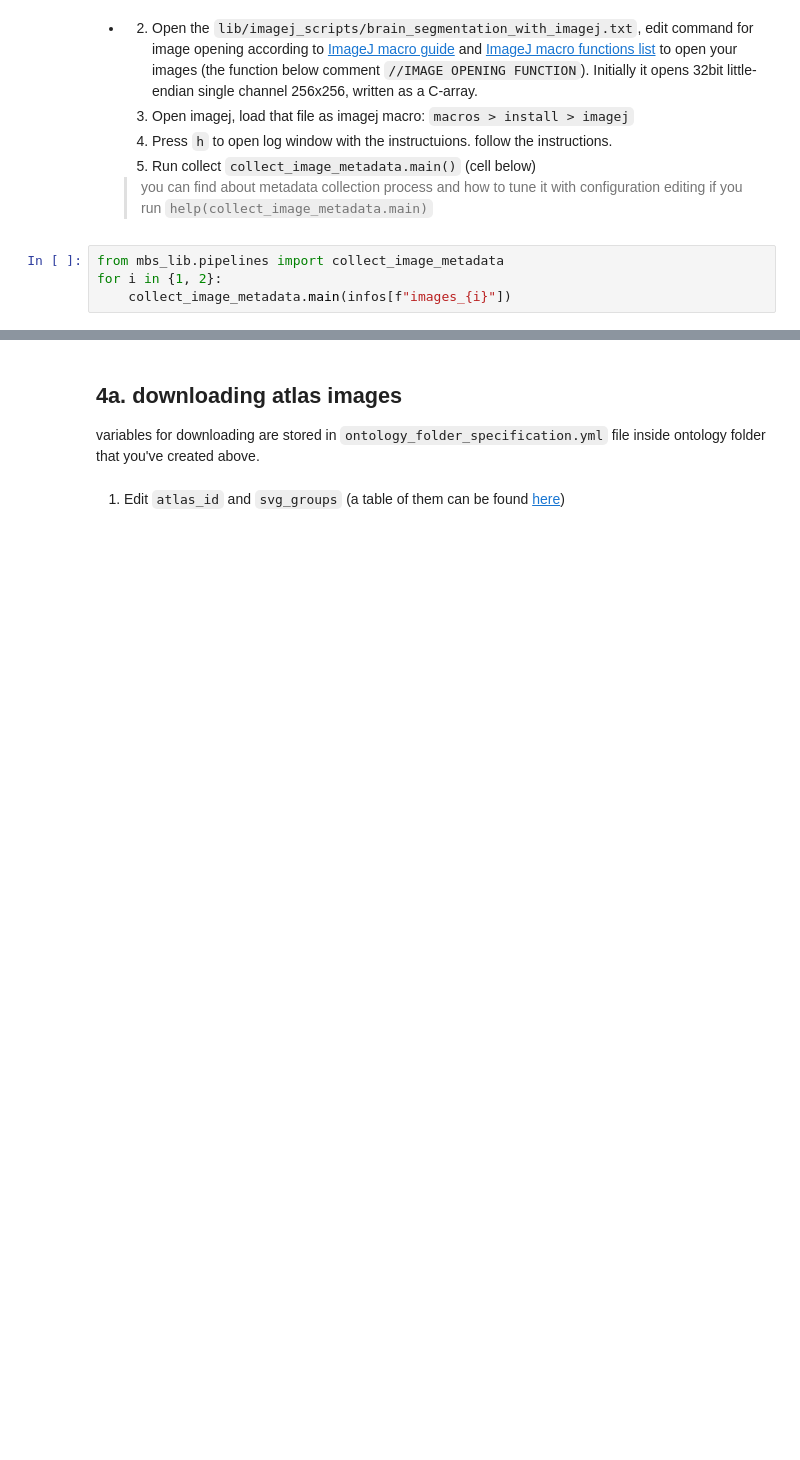
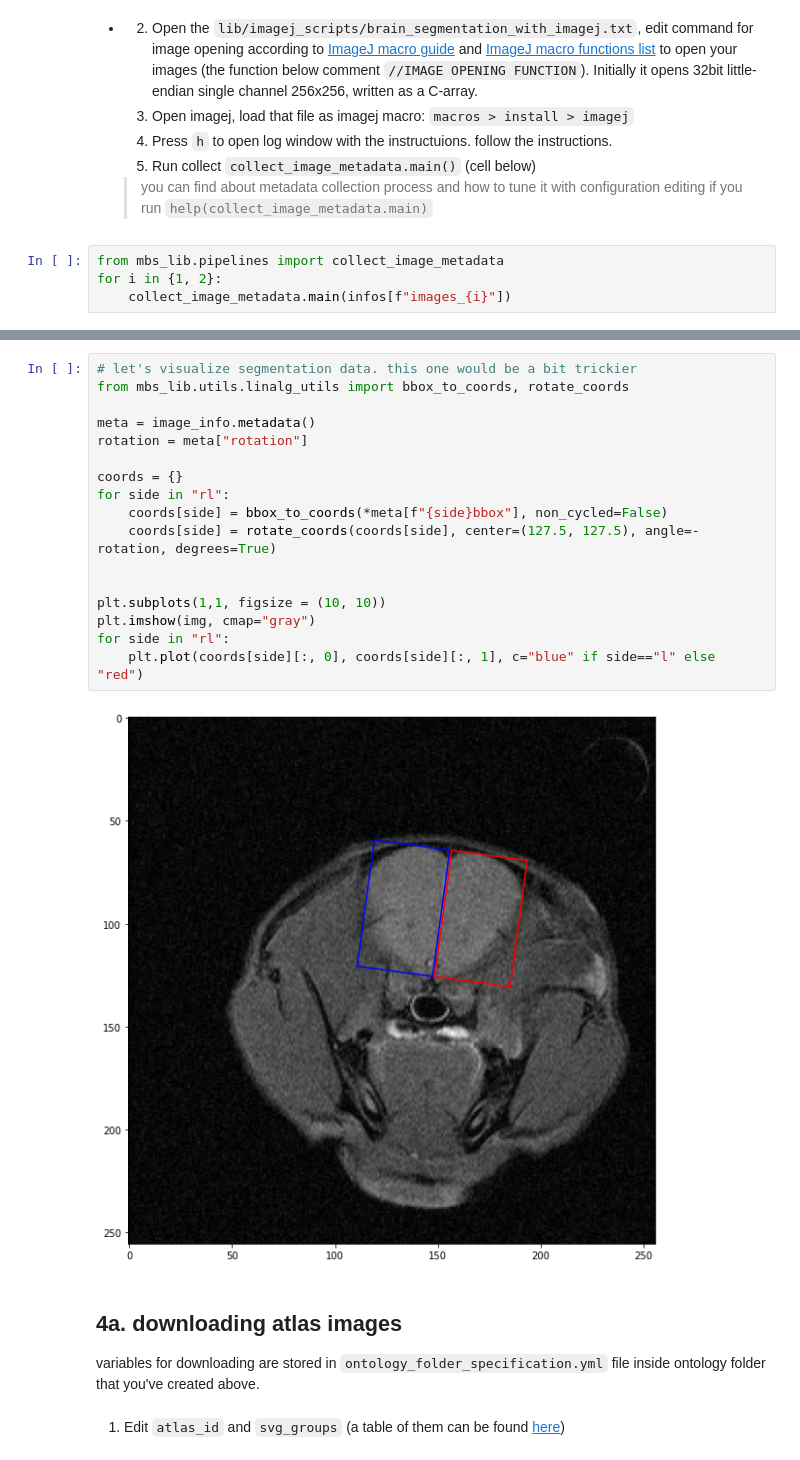
Before and after one commit to zudanievil/MiceBrainMriSegmentation, a Jupyter notebook: ipynb/example.ipynb, the cells around one changed output, grey strips where cells are left out. Saved outputs shown, nothing was run; the diff lists cells and outputs as text; blank space fills up the shorter version.

```diff
--- a/ipynb/example.ipynb
+++ b/ipynb/example.ipynb
@@ -269,3 +299,22 @@ for i in {1, 2}:
+# %%
+# let's visualize segmentation data. this one would be a bit trickier
+from mbs_lib.utils.linalg_utils import bbox_to_coords, rotate_coords
+
+meta = image_info.metadata()
+rotation = meta["rotation"]
+
+coords = {}
+for side in "rl":
+    coords[side] = bbox_to_coords(*meta[f"{side}bbox"], non_cycled=False)
+    coords[side] = rotate_coords(coords[side], center=(127.5, 127.5), angle=-rotation, degrees=True)
+
+
+plt.subplots(1,1, figsize = (10, 10))
+plt.imshow(img, cmap="gray")
+for side in "rl":
+    plt.plot(coords[side][:, 0], coords[side][:, 1], c="blue" if side=="l" else "red")
+# %% [output]
+[figure, added]
 # %% [markdown]
 ## 4a. downloading atlas images ##
 variables for downloading are stored in `ontology_folder_specification.yml` file inside ontology folder that you've created above.
```
Also changed, not shown: parts of 8 cells of this notebook.
